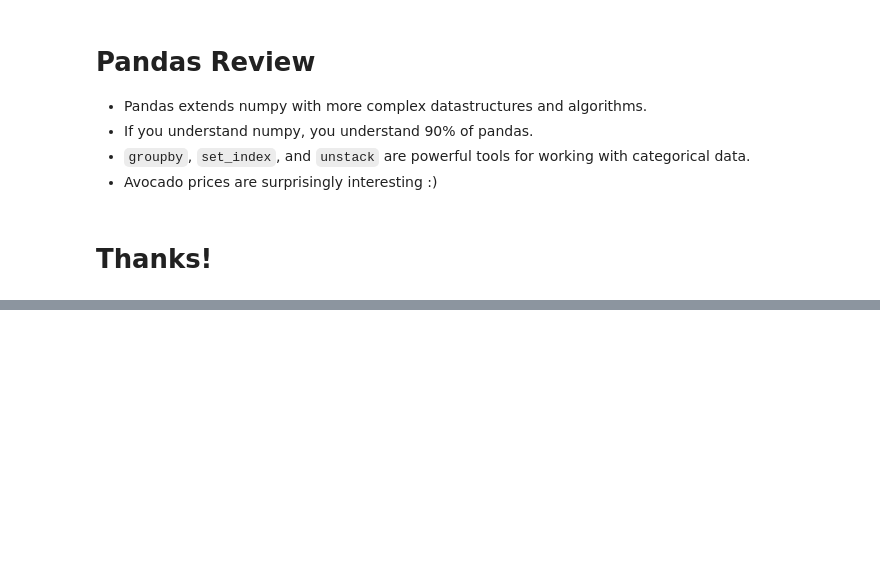
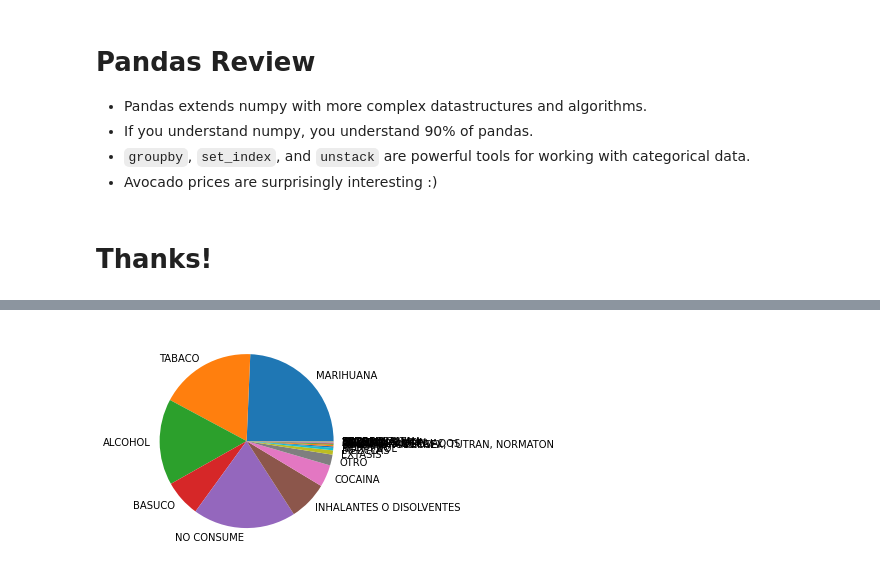
Before and after one commit to Rguarnizo/AlgorithmsUN2021I, a Jupyter notebook: Lab2/rguarnizoscottsanderson.ipynb, the cells around one changed output, grey strips where cells are left out. Saved outputs shown, nothing was run; the diff lists cells and outputs as text; code cells hidden in the pictures; blank space fills up the shorter version.

```diff
--- a/Lab2/rguarnizoscottsanderson.ipynb
+++ b/Lab2/rguarnizoscottsanderson.ipynb
@@ -1011,0 +1130,4 @@ ax.set_xticklabels(ax.get_xticklabels(), rotation=45);
+# %%
+plt.pie(drugs_consume_2019['MUJER'],labels=drugs_consume_2019['NOMBRE_SPA']);
+# %% [output]
+[figure, added]
```
Also changed, not shown: parts of 19 cells of this notebook, 1 other file.
